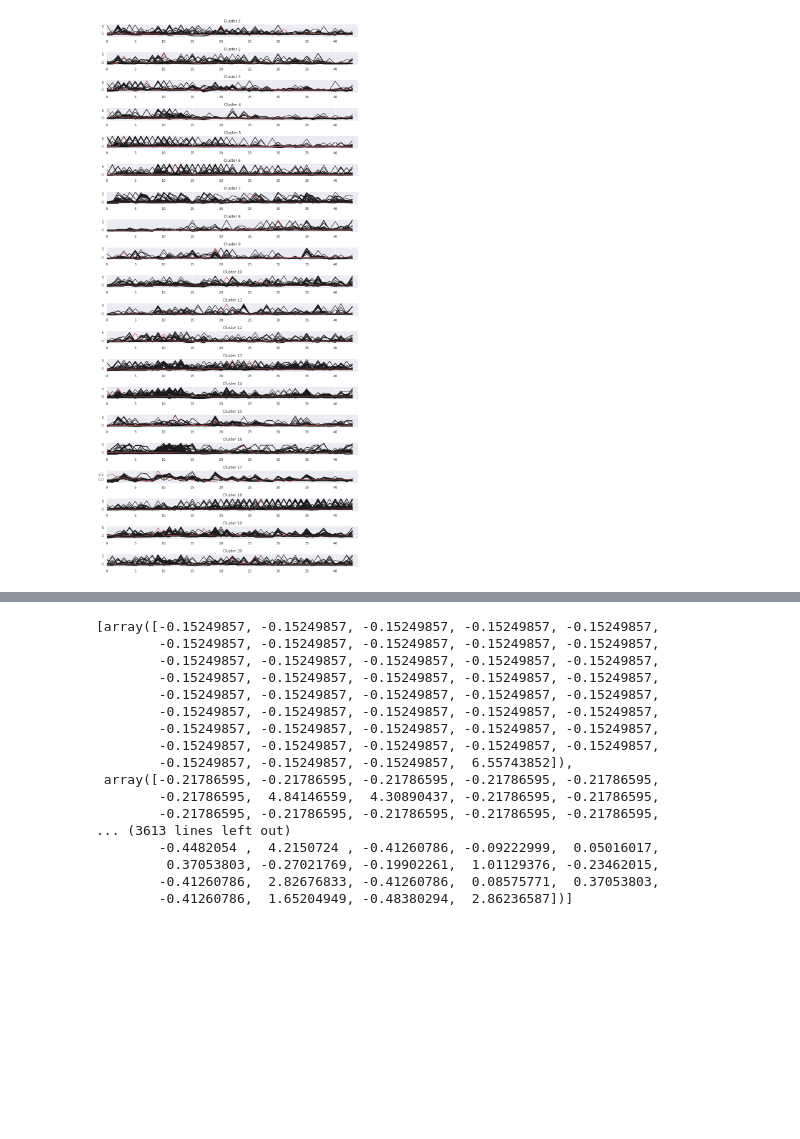
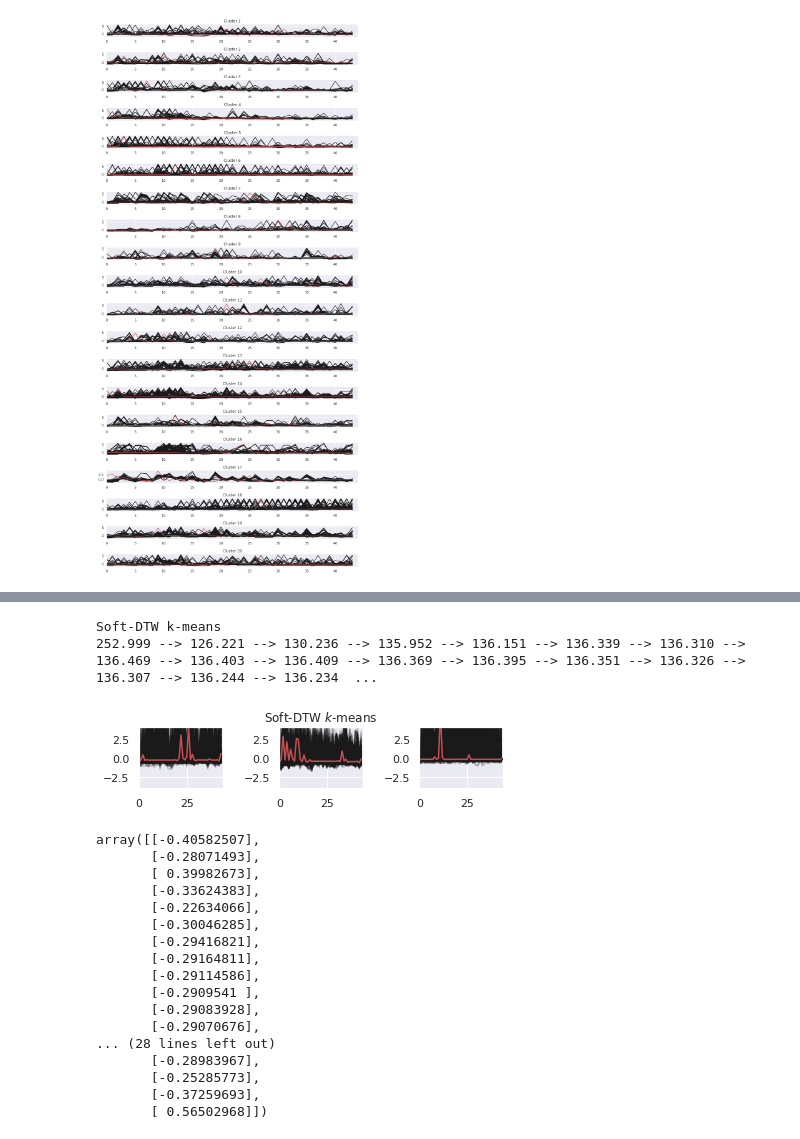
Before and after one commit to rodrigorivera/nr_clustering, a Jupyter notebook: notebooks/clustering_methods.ipynb, the cells around one changed output, grey strips where cells are left out. Drawn from its saved outputs; the diff is of its cells as text; code cells hidden in the pictures; blank space fills up the shorter version.

```diff
--- a/notebooks/clustering_methods.ipynb
+++ b/notebooks/clustering_methods.ipynb
@@ -226,38 +200,46 @@ plt.boxplot(scores)
-# %%
-tp_list = []
-for xx in X_train[y_pred == 0]:
-    tp_list.append(xx.ravel())
-# %%
-half = len(tp_list)//2
-first_half = tp_list[:half]
-second_half = tp_list[half:]
-# %% [output]
-[array([-0.15249857, -0.15249857, -0.15249857, -0.15249857, -0.15249857,
-        -0.15249857, -0.15249857, -0.15249857, -0.15249857, -0.15249857,
-        -0.15249857, -0.15249857, -0.15249857, -0.15249857, -0.15249857,
-        -0.15249857, -0.15249857, -0.15249857, -0.15249857, -0.15249857,
-        -0.15249857, -0.15249857, -0.15249857, -0.15249857, -0.15249857,
-        -0.15249857, -0.15249857, -0.15249857, -0.15249857, -0.15249857,
-        -0.15249857, -0.15249857, -0.15249857, -0.15249857, -0.15249857,
-        -0.15249857, -0.15249857, -0.15249857, -0.15249857, -0.15249857,
-        -0.15249857, -0.15249857, -0.15249857,  6.55743852]),
- array([-0.21786595, -0.21786595, -0.21786595, -0.21786595, -0.21786595,
-        -0.21786595,  4.84146559,  4.30890437, -0.21786595, -0.21786595,
-        -0.21786595, -0.21786595, -0.21786595, -0.21786595, -0.21786595,
-... (3613 lines left out)
-        -0.4482054 ,  4.2150724 , -0.41260786, -0.09222999,  0.05016017,
-         0.37053803, -0.27021769, -0.19902261,  1.01129376, -0.23462015,
-        -0.41260786,  2.82676833, -0.41260786,  0.08575771,  0.37053803,
-        -0.41260786,  1.65204949, -0.48380294,  2.86236587])]
 # %%
-plt.figure()
+from tslearn.clustering import TimeSeriesKMeans
+from tslearn.datasets import CachedDatasets
+from tslearn.preprocessing import TimeSeriesScalerMeanVariance, TimeSeriesResampler
+
+print("Soft-DTW k-means")
+sdtw_km = TimeSeriesKMeans(n_clusters=3, metric="softdtw", metric_params={"gamma_sdtw": .01},
+                           verbose=True, random_state=seed)
+y_pred = sdtw_km.fit_predict(X_train)
+
 for yi in range(3):
-    plt.subplot(3, 1, 1 + yi)
+    plt.subplot(3, 3, 7 + yi)
     for xx in X_train[y_pred == yi]:
-        plt.plot(xx.ravel(), "k-")
+        plt.plot(xx.ravel(), "k-", alpha=.2)
+    plt.plot(sdtw_km.cluster_centers_[yi].ravel(), "r-")
     plt.xlim(0, sz)
     plt.ylim(-4, 4)
-    plt.title("Cluster %d" % (yi + 1))
+    if yi == 1:
+        plt.title("Soft-DTW $k$-means")
 
 plt.tight_layout()
 plt.show()
+# %% [output]
+Soft-DTW k-means
+252.999 --> 126.221 --> 130.236 --> 135.952 --> 136.151 --> 136.339 --> 136.310 --> 136.469 --> 136.403 --> 136.409 --> 136.369 --> 136.395 --> 136.351 --> 136.326 --> 136.307 --> 136.244 --> 136.234  ...
+[figure, added]
+# %%
+sdtw_km.cluster_centers_[0]
+# %% [output]
+array([[-0.40582507],
+       [-0.28071493],
+       [ 0.39982673],
+       [-0.33624383],
+       [-0.22634066],
+       [-0.30046285],
+       [-0.29416821],
+       [-0.29164811],
+       [-0.29114586],
+       [-0.2909541 ],
+       [-0.29083928],
+       [-0.29070676],
+... (28 lines left out)
+       [-0.28983967],
+       [-0.25285773],
+       [-0.37259693],
+       [ 0.56502968]])
```
Also changed, not shown: parts of 6 cells of this notebook.
